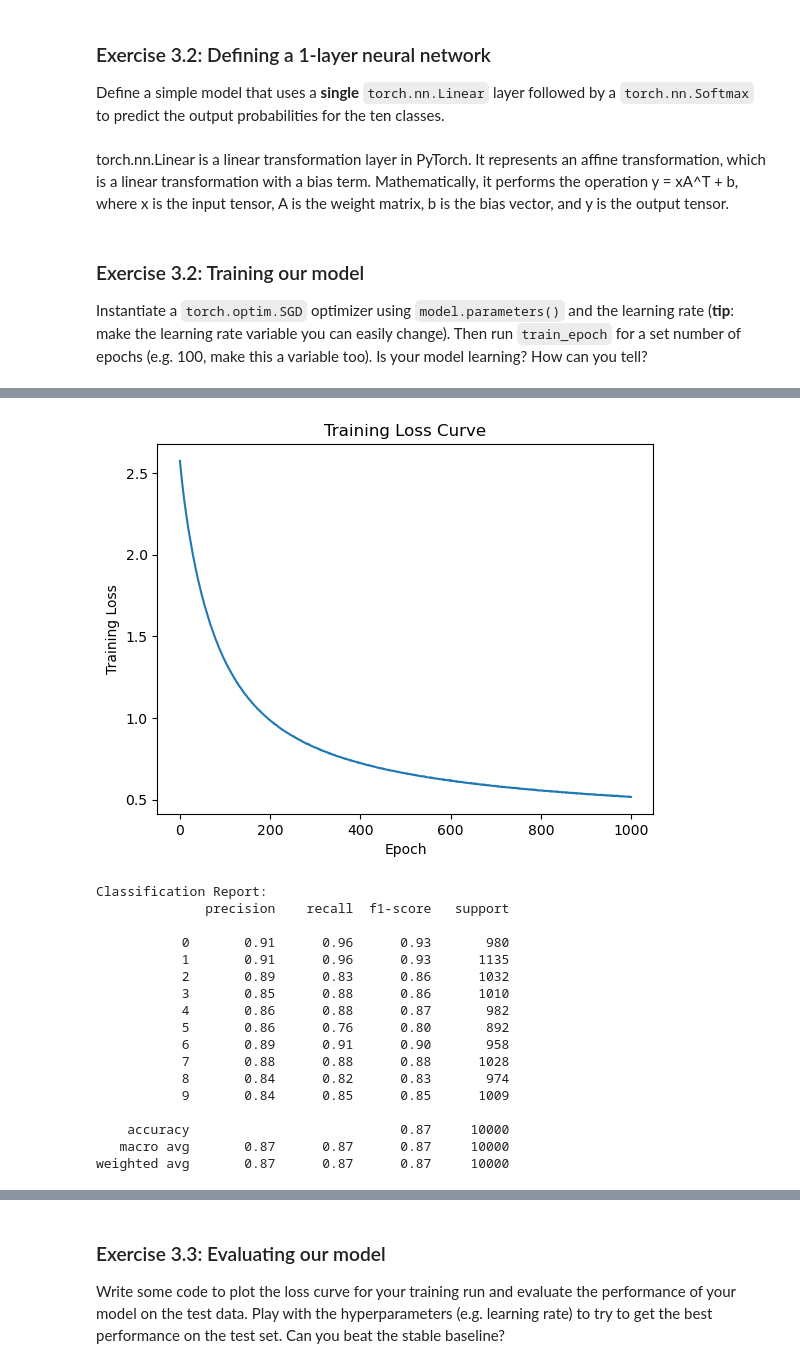
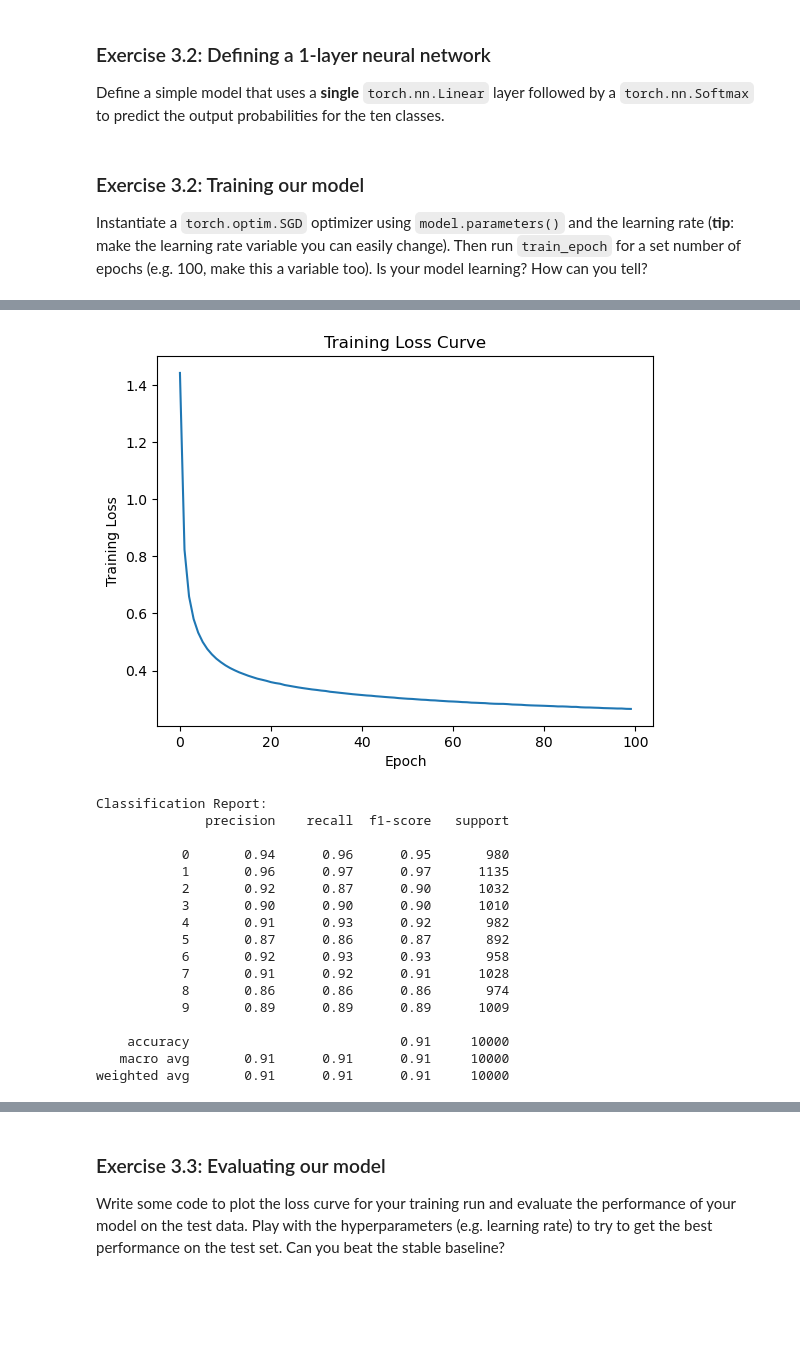
Before and after one commit to Pampaj7/FMLab, a Jupyter notebook: 4FML-Pampaloni-DeepLearning.ipynb, the cells around one changed output, grey strips where cells are left out. Cells and saved outputs as stored; diff of their text form; code cells hidden in the pictures; blank space fills up the shorter version.

```diff
--- a/4FML-Pampaloni-DeepLearning.ipynb
+++ b/4FML-Pampaloni-DeepLearning.ipynb
@@ -226,3 +190,16 @@ In this exercise you will establish a reliable baseline using a classical approa
 Train and test your stable baseline to estimate the best achievable accuracy using classical models.
 
 **Tip**: Don't do any extensive cross-validation of your baseline (for now). Just fit a simple model (e.g. a linear SVM) and record the accuracy.
+# %%
+"""
+from sklearn.svm import SVC
+
+Xs_train_small.reshape(10000, 28*28)
+Xs_train_small.flatten(-2).shape
+
+svc = SVC()
+svc.fit(Xs_train_small, ys_train_small)
+(svc.predict(Xs_test) == ys_test.numpy()).mean()
+from sklearn.metrics import classification_report
+
+print(classification_report(svc.predict(Xs_test), ys_test))"""
@@ -388,24 +319,14 @@ model = torch.nn.Sequential(
     torch.nn.Linear(784, 10),
     torch.nn.LogSoftmax(dim=1)  # Specify dim=1 to apply LogSoftmax along the second dimension
 )
-# %% [markdown]
-torch.nn.Linear is a linear transformation layer in PyTorch. It represents an affine transformation, which is a linear transformation with a bias term. Mathematically, it performs the operation y = xA^T + b, where x is the input tensor, A is the weight matrix, b is the bias vector, and y is the output tensor.
 # %% [markdown]
 ### Exercise 3.2: Training our model
 
 Instantiate a `torch.optim.SGD` optimizer using `model.parameters()` and the learning rate (**tip**: make the learning rate variable you can easily change). Then run `train_epoch` for a set number of epochs (e.g. 100, make this a variable too). Is your model learning? How can you tell?
 # %%
-import torch.nn.functional as F
-
-# Define a fresh model
-model = torch.nn.Sequential(
-    torch.nn.Linear(784, 10),
-    torch.nn.LogSoftmax(dim=1)  # Specify dim=1 to apply LogSoftmax along the second dimension
-)
-
 # Set the learning rate and number of epochs
-learning_rate = 0.00001
-num_epochs = 1000
+learning_rate = 0.001
+num_epochs = 100
 
 # Instantiate SGD optimizer
 optimizer = torch.optim.SGD(model.parameters(), lr=learning_rate)
@@ -422,7 +343,7 @@ for epoch in range(num_epochs):
     train_loss_curve.append(train_loss)
 
     # Print training progress
-    if (epoch + 1) % 100 == 0:
+    if (epoch + 1) % 10 == 0:
         print(f"Epoch {epoch + 1}/{num_epochs}, Training Loss: {train_loss}")
 
 # Plot the training loss curve
@@ -433,9 +354,7 @@ plt.title('Training Loss Curve')
 plt.show()
 
 # Evaluate the model on the test set
-raw_logits = model(Xs_test_2d)
-predictions = torch.argmax(F.softmax(raw_logits, dim=1), dim=1)
-
+predictions = torch.argmax(model(Xs_test_2d), dim=1)     ######!!!!
 print("Classification Report:")
 print(classification_report(ys_test, predictions))
 # %% [output]
@@ -452,18 +371,18 @@ Epoch 1000/1000, Training Loss: 0.5173226634787905
-[figure, old version]
+[figure, new version]
 Classification Report:
               precision    recall  f1-score   support
 
-           0       0.91      0.96      0.93       980
-           1       0.91      0.96      0.93      1135
-           2       0.89      0.83      0.86      1032
-           3       0.85      0.88      0.86      1010
-           4       0.86      0.88      0.87       982
-           5       0.86      0.76      0.80       892
-           6       0.89      0.91      0.90       958
-           7       0.88      0.88      0.88      1028
-           8       0.84      0.82      0.83       974
-           9       0.84      0.85      0.85      1009
+           0       0.94      0.96      0.95       980
+           1       0.96      0.97      0.97      1135
+           2       0.92      0.87      0.90      1032
+           3       0.90      0.90      0.90      1010
+           4       0.91      0.93      0.92       982
+           5       0.87      0.86      0.87       892
+           6       0.92      0.93      0.93       958
+           7       0.91      0.92      0.91      1028
+           8       0.86      0.86      0.86       974
+           9       0.89      0.89      0.89      1009
 
-    accuracy                           0.87     10000
-   macro avg       0.87      0.87      0.87     10000
-weighted avg       0.87      0.87      0.87     10000
+    accuracy                           0.91     10000
+   macro avg       0.91      0.91      0.91     10000
+weighted avg       0.91      0.91      0.91     10000
```
Also changed, not shown: parts of 25 cells of this notebook, 1 other file.
